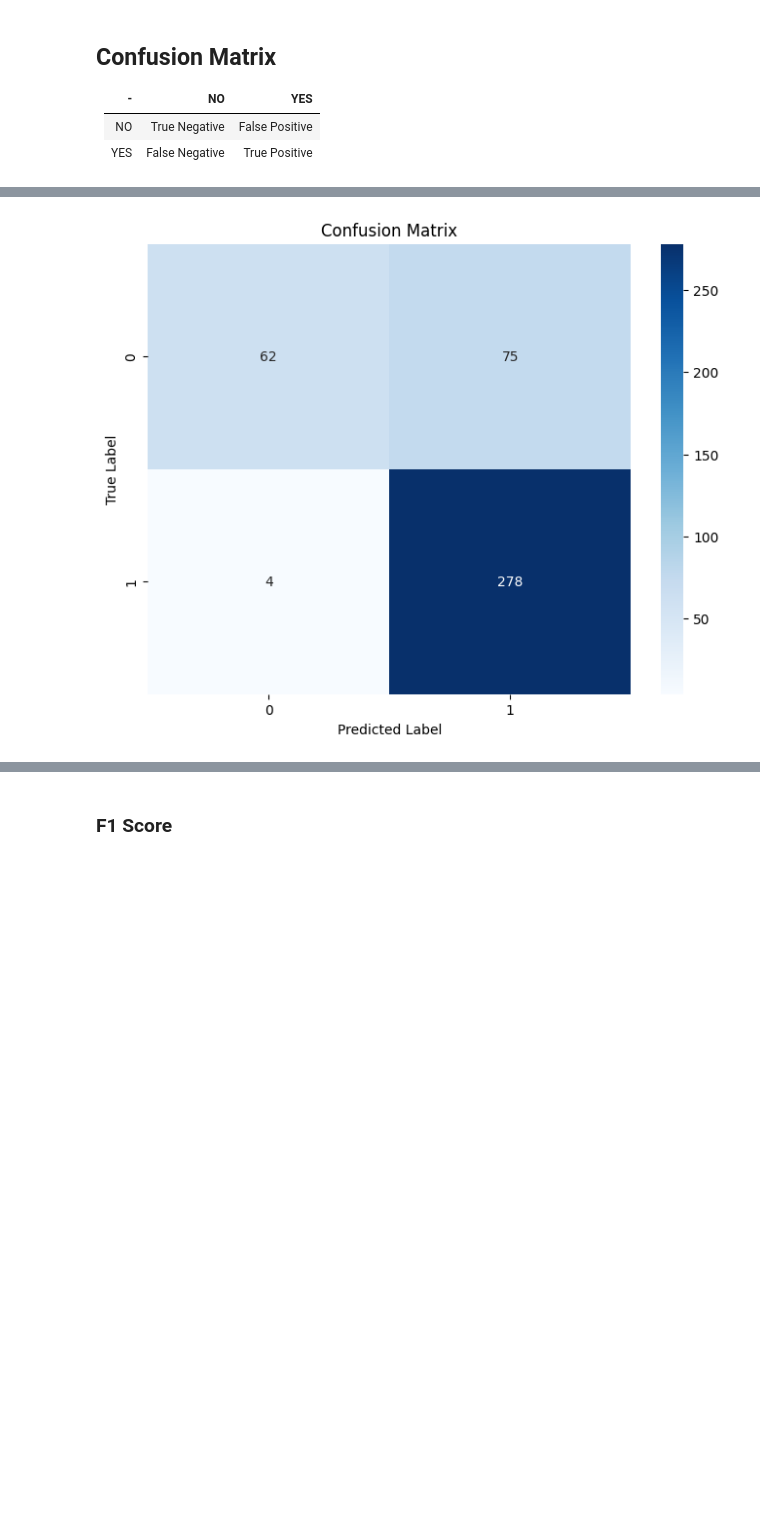
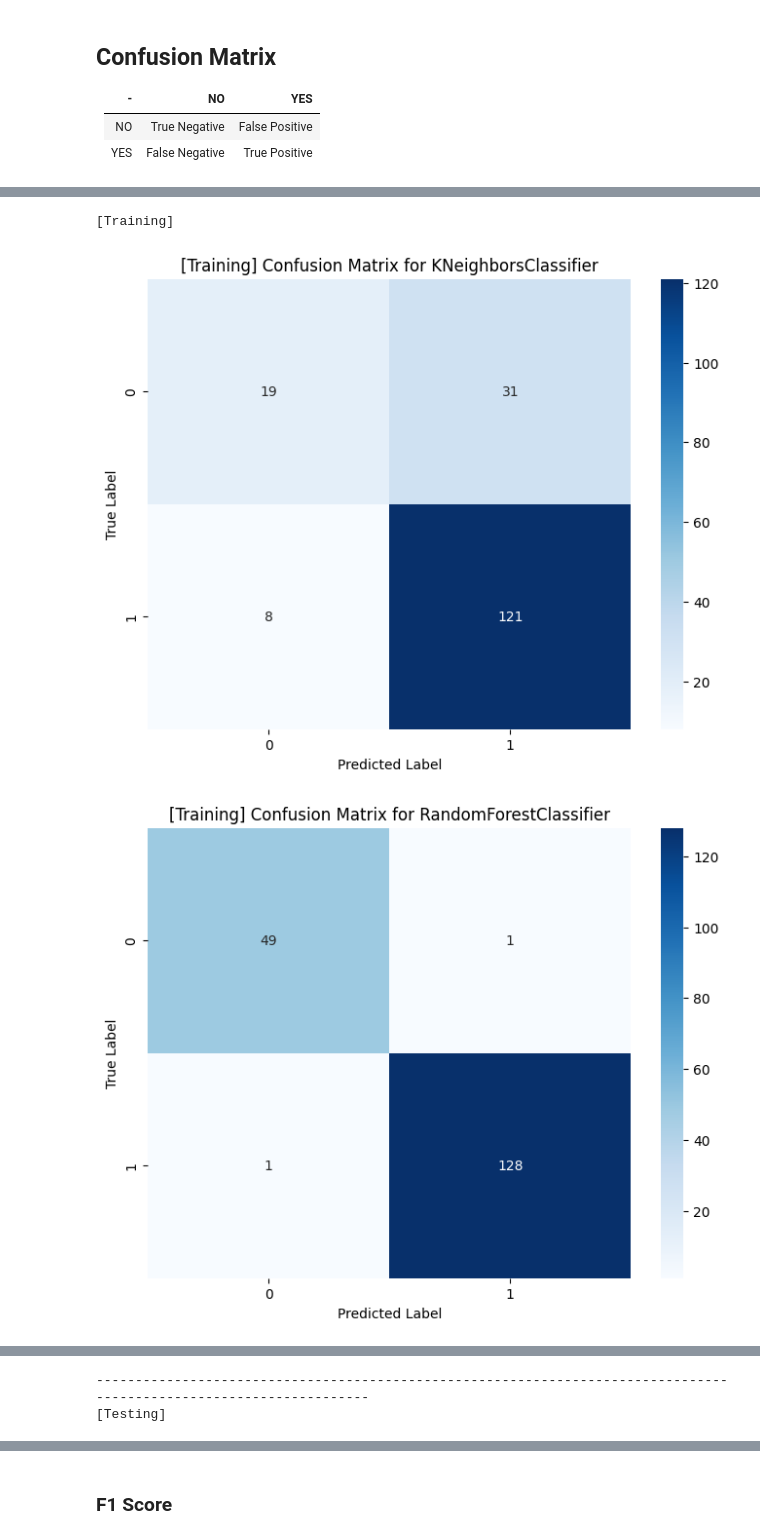
Before and after one commit to sayancyan/AI-ML-DataCore, a Jupyter notebook: Problem-Statements/loan_eligibility.ipynb, the cells around one changed output, grey strips where cells are left out. Drawn from its saved outputs; the diff is of its cells as text; code cells hidden in the pictures; blank space fills up the shorter version.

```diff
--- a/Problem-Statements/loan_eligibility.ipynb
+++ b/Problem-Statements/loan_eligibility.ipynb
@@ -218,8 +230,0 @@ lc = LogisticRegression(max_iter = 10000)
-# %%
-# fitting the model on the training dataset
-lc.fit(X_train, Y_train)
-
-# making predictions on the training set
-Y_pred_train = lc.predict(X_train)
-
-print("Accuracy score of", lc.__class__.__name__,"=",100*metrics.accuracy_score(Y_train, Y_pred_train))
@@ -230,8 +230,0 @@ Accuracy score of LogisticRegression = 80.44692737430168
-# %%
-# fitting the model on the testing dataset
-lc.fit(X_test, Y_test)
-
-# making predictions on the testing set
-Y_pred_test = lc.predict(X_test)
-
-print("Accuracy score of", lc.__class__.__name__,"=",100*metrics.accuracy_score(Y_test, Y_pred_test))
@@ -240,3 +231,7 @@ Accuracy score of LogisticRegression = 81.14558472553699
+# %%
+# Training models on the training set using [ clf.fit(X_train, Y_train) ]
+for clf_train in (knn,rfc,lc,svc):
+    clf_train.fit(X_train, Y_train)
 # %% [markdown]
 ## Confusion Matrix
 
@@ -249,15 +244,47 @@ Accuracy score of LogisticRegression = 81.14558472553699
 # %%
 # from sklearn.metrics import confusion_matrix
+# from sklearn import metrics
 
-# Generating the confusion matrix
-cm = confusion_matrix(Y_test, Y_pred_test)
+print("[Training]")
+models = [knn,rfc,lc,svc]
 
-# Plotting the confusion matrix
-plt.figure(figsize=(8,6))
-sns.heatmap(cm, annot=True, fmt="d", cmap="Blues")
-plt.title('Confusion Matrix')
-plt.xlabel('Predicted Label')
-plt.ylabel('True Label')
-plt.show()
+for model in models:
+
+  # Get predictions
+  Y_pred_train = model.predict(X_train)
+
+  # Confusion Matrix
+  cm_train = confusion_matrix(Y_train, Y_pred_train)
+
+  # Plotting the confusion matrix
+  plt.figure(figsize=(8,6))
+  sns.heatmap(cm_train, annot=True, fmt="d", cmap="Blues")
+  plt.title('[Training] Confusion Matrix for ' + model.__class__.__name__)
+  plt.xlabel('Predicted Label')
+  plt.ylabel('True Label')
+  plt.show()
+
+print("--------------------------------------------------------------------------------------------------------------------")
+
+print("[Testing]")
+models = [knn,rfc,lc,svc]
+
+for model in models:
+
+  # Get predictions
+  Y_pred_test = model.predict(X_test)
+
+  # Confusion Matrix
+  cm_test = confusion_matrix(Y_test, Y_pred_test)
+
+  # Plotting the confusion matrix
+  plt.figure(figsize=(8,6))
+  sns.heatmap(cm_test, annot=True, fmt="d", cmap="Blues")
+  plt.title('[Testing] Confusion Matrix for ' + model.__class__.__name__)
+  plt.xlabel('Predicted Label')
+  plt.ylabel('True Label')
+  plt.show()
 # %% [output]
+[Training]
-[figure, old version]
+[figure, new version]
+[figure, added]
@@ -263,0 +293,2 @@ plt.show()
+--------------------------------------------------------------------------------------------------------------------
+[Testing]
```
Also changed, not shown: parts of 20 cells of this notebook.
